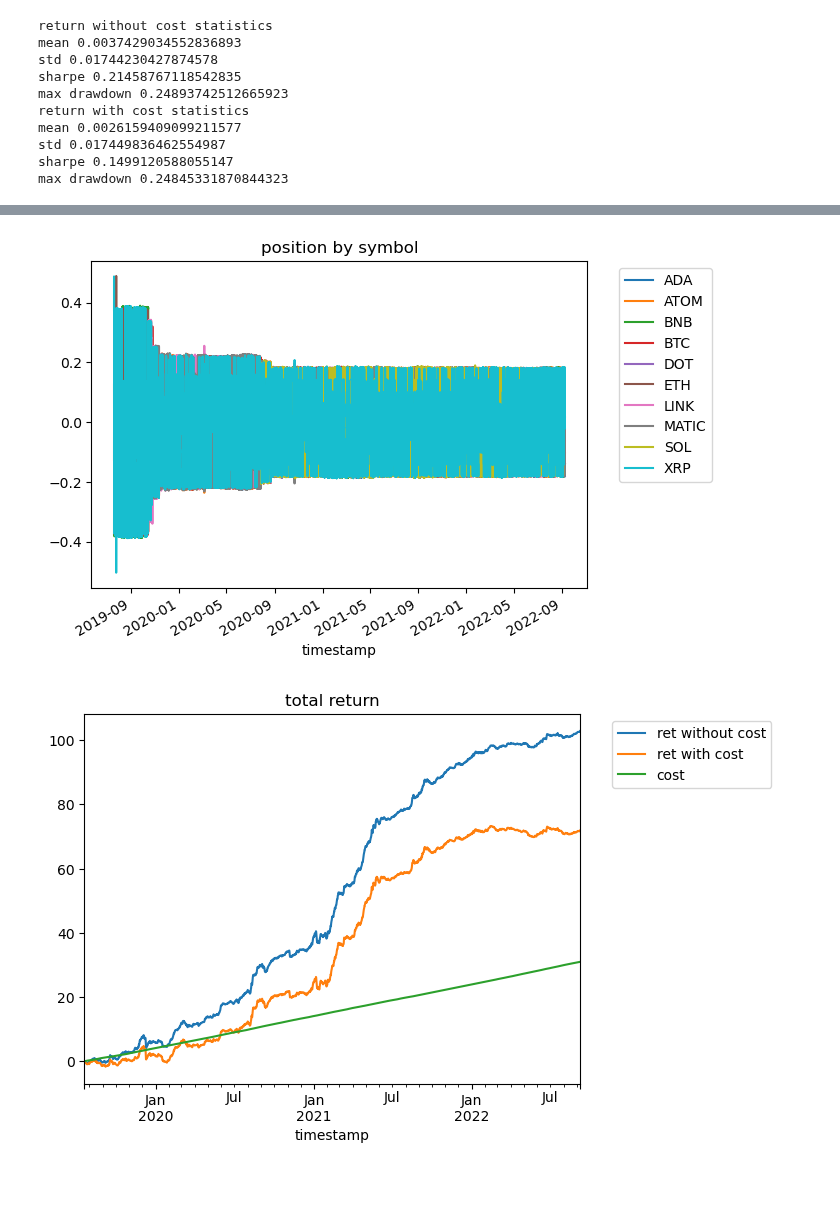
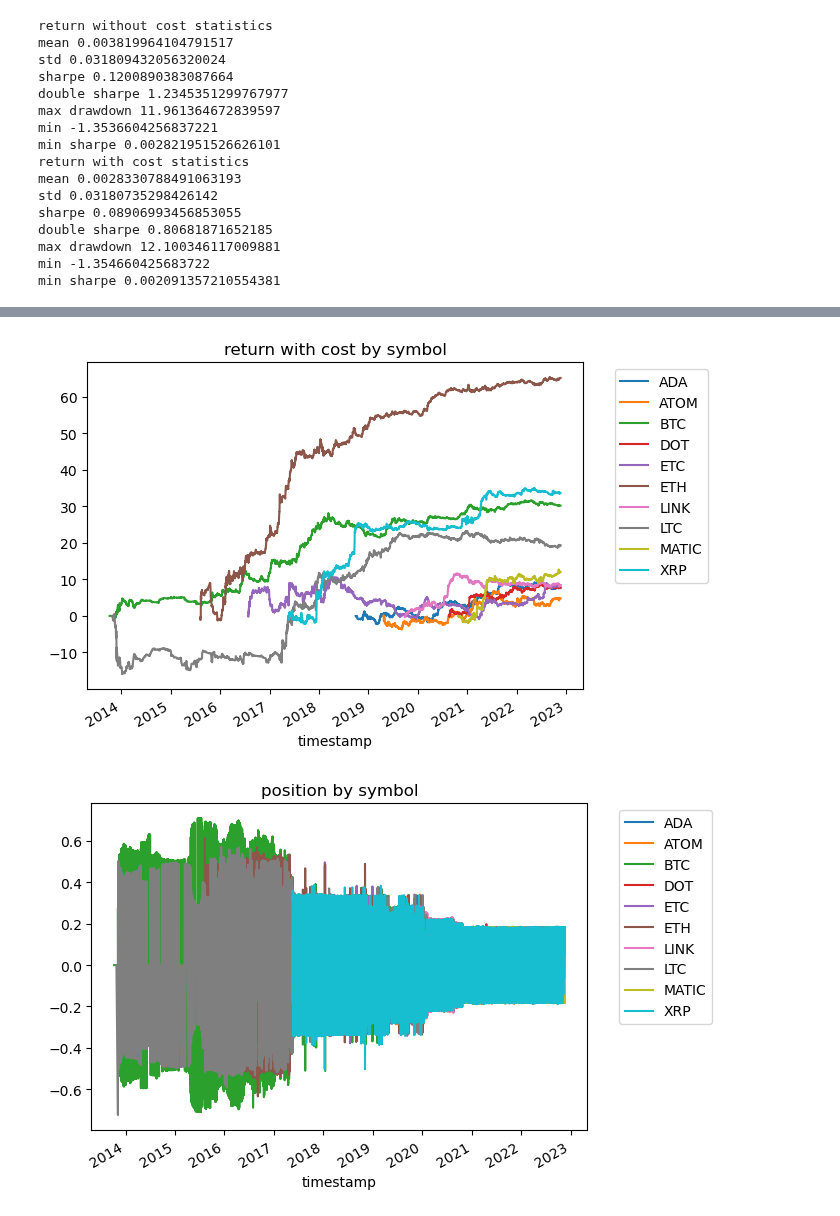
Before and after one commit to richmanbtc/alphapool-model, a Jupyter notebook: notebooks/20220910_beta.ipynb, the cells around one changed output, grey strips where cells are left out. Saved outputs shown, nothing was run; the diff lists cells and outputs as text; code cells hidden in the pictures; blank space fills up the shorter version.

Commit message:
'build notebooks/20220910_beta/20221121_103724.ipynb'

```diff
--- a/notebooks/20220910_beta.ipynb
+++ b/notebooks/20220910_beta.ipynb
@@ -1,6 +1,10 @@
 # %%
+import os
 import sys
-sys.path.append('..') # for import src
+p = '..'
+while not os.path.isdir(p + '/notebooks'):
+    p += '/..'
+sys.path.append(p) # for import src
 
 import os
 import cloudpickle
@@ -13,6 +17,7 @@ from scipy.stats import pearsonr
 import matplotlib.pyplot as plt
 import lightgbm as lgb
 import talib
+import joblib
 
 import src
 from src.ml_utils import (
@@ -25,5 +30,16 @@ from src.ml_utils import (
     unbiased_rank,
     ewm_finite,
 )
+from src.data_fetcher import DataFetcher
 cloudpickle.register_pickle_by_value(src) # for model portability
+
+os.environ["USE_JOBLIB_MEMORY"] = "1"
+
+def get_joblib_memory():
+    if os.getenv('USE_JOBLIB_MEMORY'):
+        return joblib.Memory('/tmp/alphapool_joblib_memory', verbose=0)
+    else:
+        return joblib.Memory(None, verbose=0)
+
+model_name = '20220910_beta'
 # %%
@@ -328,7 +433,8 @@ class ExampleModelRank:
         self._model = BaggingRegressor(self._model, random_state=1)
 
         self.max_data_sec = 2 * 30 * 24 * 60 * 60 # for predict script
-        self.price_type = None
+        self.provider_configs = provider_configs
+        self.merge_data = merge_data
 
     def fit(self, df):
         df = self._calc_features(df)
@@ -388,18 +494,24 @@ class ExampleModelRank:
 
         return df
 # %%
-df = pd.read_pickle('/tmp/df_price_type_none.pkl')
+df = pd.read_pickle('/tmp/df_binance_ohlcv_extended.pkl')
+df = df.loc[df.index.get_level_values('timestamp') < pd.to_datetime('2022-11-20 00:00:00Z')]
+# df = df.loc[df.index.get_level_values('timestamp') >= pd.to_datetime('2018-01-01 00:00:00Z')]
+
+df['ret'] = df.groupby('symbol')['twap_5m'].transform(lambda x: x.shift(-25) / x.shift(-1) - 1).fillna(0)
+df['execution_start_at'] = df.index.get_level_values('timestamp')
 
 model = ExampleModelRank()
 
 # cv
 df_cv = calc_position_cv2(model, df)
 visualize_result(df_cv.dropna())
+visualize_result(df_cv.loc[~df['extended']].dropna())
 
 # fit and save model as portable format
 model.fit(df)
 data = cloudpickle.dumps(model)
 data = lzma.compress(data)
-with open('/home/jovyan/data/20220910_beta.xz', 'wb') as f:
+with open('/home/jovyan/data/{}.xz'.format(model_name), 'wb') as f:
     f.write(data)
 # %% [output]
@@ -411,10 +523,16 @@ fit df.shape (192118, 527)
 return without cost statistics
-mean 0.0037429034552836893
-std 0.01744230427874578
-sharpe 0.21458767118542835
-max drawdown 0.24893742512665923
+mean 0.003819964104791517
+std 0.031809432056320024
+sharpe 0.1200890383087664
+double sharpe 1.2345351299767977
+max drawdown 11.961364672839597
+min -1.3536604256837221
+min sharpe 0.002821951526626101
 return with cost statistics
-mean 0.0026159409099211577
-std 0.017449836462554987
-sharpe 0.1499120588055147
-max drawdown 0.24845331870844323
+mean 0.0028330788491063193
+std 0.03180735298426142
+sharpe 0.08906993456853055
+double sharpe 0.80681871652185
+max drawdown 12.100346117009881
+min -1.354660425683722
+min sharpe 0.002091357210554381
@@ -422,2 +540,2 @@ max drawdown 0.24845331870844323
-[figure, old version]
+[figure, new version]
-[figure, old version]
+[figure, new version]
```
Also changed, not shown: parts of 4 cells of this notebook, 1 other file.
